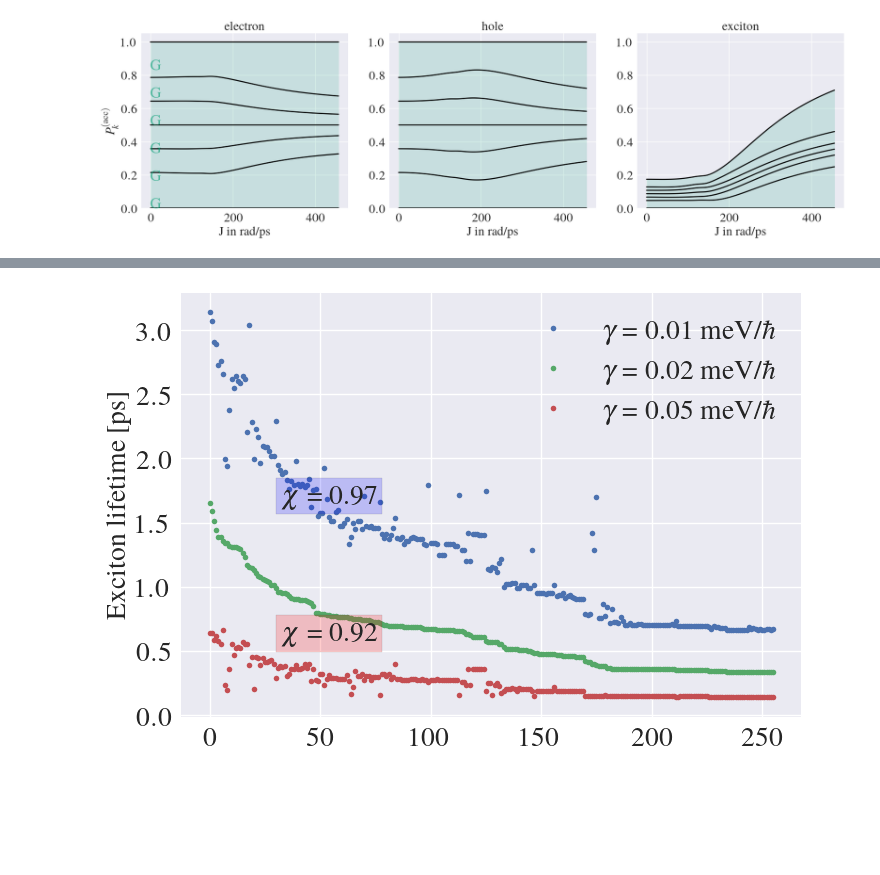
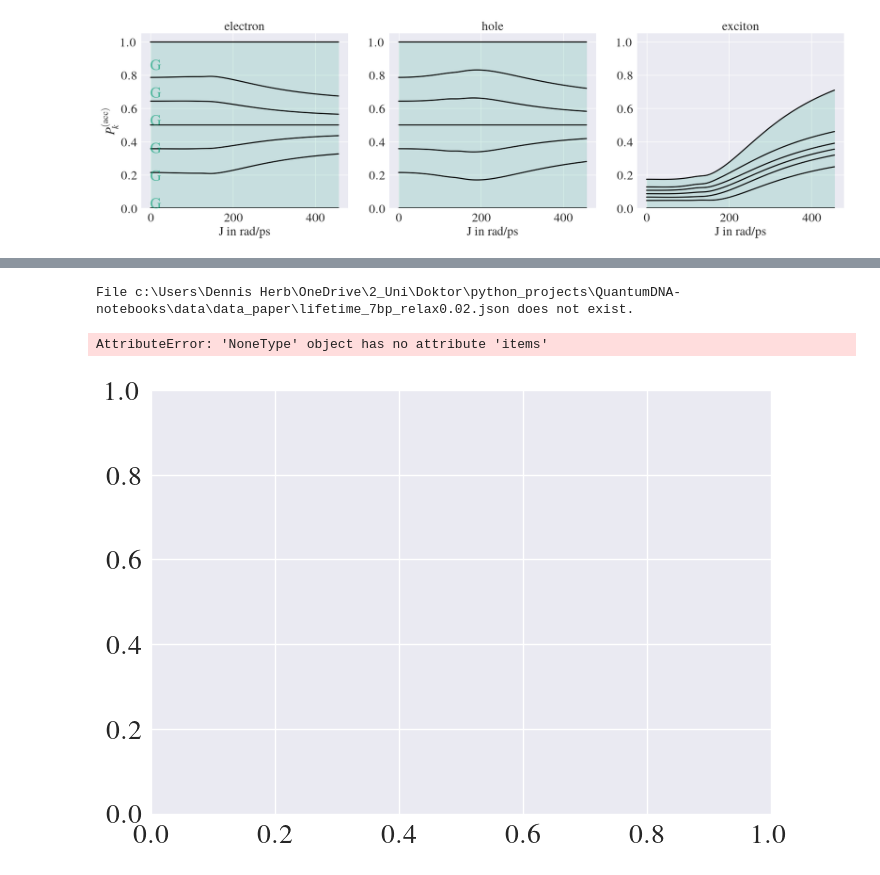
Before and after one commit to dehe1011/QuantumDNA-notebooks, a Jupyter notebook: tutorials/0_Paper.ipynb, the cells around one changed output, grey strips where cells are left out. Cells and saved outputs as stored; diff of their text form; code cells hidden in the pictures; blank space fills up the shorter version.

```diff
--- a/tutorials/0_Paper.ipynb
+++ b/tutorials/0_Paper.ipynb
@@ -190,7 +206,7 @@ if save:
 [figure]
 # %%
 import numpy as np
-from qDNA.tools import my_load, save_figure
+from qDNA.tools import load_json, save_figure
 plt.rcParams["xtick.labelsize"] = 15
 
 # parameters
@@ -200,7 +216,7 @@ top_num = 30
 fig, ax = plt.subplots(1, 3, figsize= (30,5) )
 
 for i, J in enumerate([0,0.5,1]):
-    lifetime_dict = my_load(f'lifetime_7bp_J{J}', directory = DATA_DIR)
+    lifetime_dict = load_json(f'lifetime_7bp_J{J}', DATA_DIR)
     dna_seqs_lifetime = list(lifetime_dict.keys())[:top_num]
     lifetimes = np.array(list(lifetime_dict.values()))[:top_num]/1000
 
@@ -261,10 +291,10 @@ if save:
 [figure]
 # %%
-from qDNA.tools import save_figure, my_load
+from qDNA.tools import save_figure, load_json
 from qDNA import plot_dna_base_frequency
 
-# dipole_dict = my_load('dipole_7bp_J0', directory = DATA_DIR)
-lifetime_dict = my_load('lifetime_7bp_J1', directory = DATA_DIR)
+# dipole_dict = load_json('dipole_7bp_J0', DATA_DIR)
+lifetime_dict = load_json('lifetime_7bp_J1', DATA_DIR)
 plot_dna_base_frequency(lifetime_dict)
 
 if save:
@@ -274,7 +304,7 @@ if save:
 # %% [markdown]
 # Supplementary Material
 # %%
-from qDNA.tools import my_load, save_figure
+from qDNA.tools import load_json, save_figure
 import numpy as np
 plt.rcParams["xtick.labelsize"] = 15
 
@@ -283,8 +313,8 @@ top_num = 30
 fig, ax = plt.subplots(2, 3, figsize= (30,10) )
 
 for i, J in enumerate([0,0.5,1]):
-    dipole_dict = my_load(f'dipole_7bp_J{J}', directory = DATA_DIR)
-    lifetime_dict = my_load(f'lifetime_7bp_J{J}', directory = DATA_DIR)
+    dipole_dict = load_json(f'dipole_7bp_J{J}', DATA_DIR)
+    lifetime_dict = load_json(f'lifetime_7bp_J{J}', DATA_DIR)
     dna_seqs_lifetime = list(lifetime_dict.keys())[:top_num]
     lifetimes = np.array(list(lifetime_dict.values()))[:top_num]/1000
     dna_seqs_dipole = list(dipole_dict.keys())[:top_num]
@@ -308,14 +344,14 @@ if save:
 [figure]
 # %%
-from qDNA.tools import my_load, save_figure
+from qDNA.tools import load_json, save_figure
 import numpy as np
 plt.rcParams["xtick.labelsize"] = 20
 
 fig, ax = plt.subplots(1, 2, figsize= (10,5) )
 
 for J in [0,0.5,1]:
-    dipole_dict = my_load(f'dipole_7bp_J{J}', directory = DATA_DIR)
-    lifetime_dict = my_load(f'lifetime_7bp_J{J}', directory = DATA_DIR)
+    dipole_dict = load_json(f'dipole_7bp_J{J}', DATA_DIR)
+    lifetime_dict = load_json(f'lifetime_7bp_J{J}', DATA_DIR)
     ax[0].plot( np.array( list(lifetime_dict.values())[::-1] )/1000 )
     ax[1].plot( list(dipole_dict.values())[::-1] )
 
@@ -407,25 +465,27 @@ if save:
 # %%
 from qDNA.tools import get_sorted_dict, get_correlation, save_figure
 plt.rcParams["xtick.labelsize"] = 20
 
 directory = DATA_DIR
-dominant_filename = 'lifetime_7bp_relax0.02'
+dominant_filename = 'lifetime_4bp_relax0.02'
 
 fig, ax = plt.subplots()
 for relax_rate in [0.01, 0.02, 0.05]:
     filename = f'lifetime_7bp_relax{relax_rate}'
     lifetime_dict = get_sorted_dict(dominant_filename, filename, directory)
     ax.plot( np.array( list(lifetime_dict.values()) )/1000, '.', markersize=8, label=f'$\gamma$ = {relax_rate} meV/$\hbar$')
 
 ax.set_ylabel(r'Exciton lifetime [ps]')
 ax.legend()
 
-chi_1 = np.round( get_correlation(dominant_filename, 'lifetime_7bp_relax0.01', directory), 2)
-chi_2 = np.round( get_correlation(dominant_filename, 'lifetime_7bp_relax0.05', directory), 2)
+chi_1 = np.round( get_correlation(dominant_filename, 'lifetime_4bp_relax0.01', directory), 2)
+chi_2 = np.round( get_correlation(dominant_filename, 'lifetime_4bp_relax0.05', directory), 2)
 fig.text(0.25, 0.5, f'$\chi$ = {chi_1}', bbox=dict(facecolor='blue', alpha=0.2))
 fig.text(0.25, 0.25, f'$\chi$ = {chi_2}', bbox=dict(facecolor='red', alpha=0.2))
 
 if save:
     save_figure(fig, 'Fig_S5', SAVE_DIR, format='pdf')
 # %% [output]
+File c:\Users\Dennis Herb\OneDrive\2_Uni\Doktor\python_projects\QuantumDNA-notebooks\data\data_paper\lifetime_7bp_relax0.02.json does not exist.
+AttributeError: 'NoneType' object has no attribute 'items'
-[figure, old version]
+[figure, new version]
```
Also changed, not shown: parts of 17 cells of this notebook, 14 other files.
